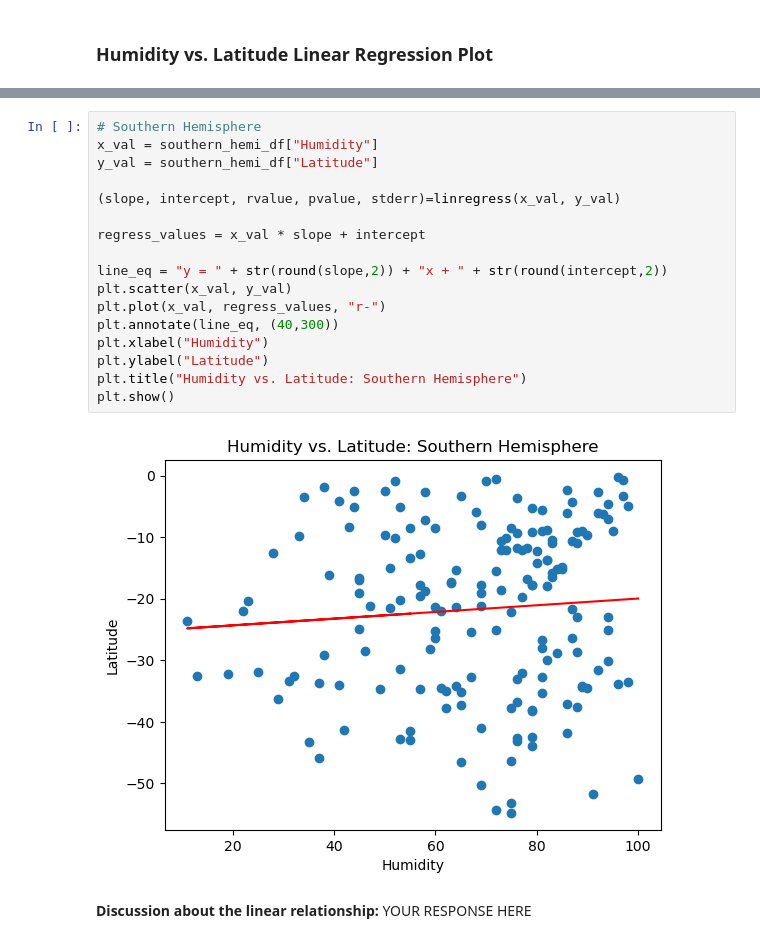
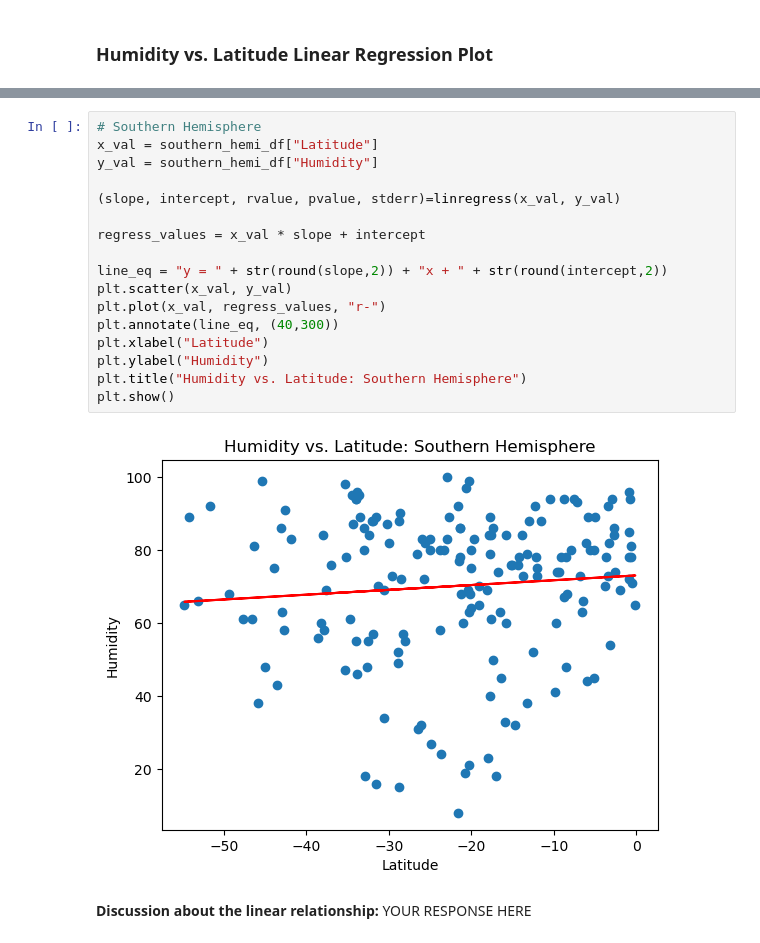
Before and after one commit to alanabianca/python-api-challenge, a Jupyter notebook: WeatherPy/WeatherPy.ipynb, the cells around one changed output, grey strips where cells are left out. Drawn from its saved outputs; the diff is of its cells as text.

```diff
--- a/WeatherPy/WeatherPy.ipynb
+++ b/WeatherPy/WeatherPy.ipynb
@@ -368,22 +360,22 @@ plt.show()
 # %%
 # Southern Hemisphere
-x_val = southern_hemi_df["Humidity"]
-y_val = southern_hemi_df["Latitude"]
+x_val = southern_hemi_df["Latitude"]
+y_val = southern_hemi_df["Humidity"]
 
 (slope, intercept, rvalue, pvalue, stderr)=linregress(x_val, y_val)
 
 regress_values = x_val * slope + intercept
 
 line_eq = "y = " + str(round(slope,2)) + "x + " + str(round(intercept,2))
 plt.scatter(x_val, y_val)
 plt.plot(x_val, regress_values, "r-")
 plt.annotate(line_eq, (40,300))
-plt.xlabel("Humidity")
-plt.ylabel("Latitude")
+plt.xlabel("Latitude")
+plt.ylabel("Humidity")
 plt.title("Humidity vs. Latitude: Southern Hemisphere")
 plt.show()
 # %% [output]
-[figure, old version]
+[figure, new version]
 # %% [markdown]
 **Discussion about the linear relationship:** YOUR RESPONSE HERE
 # %% [markdown]
```
Also changed, not shown: parts of 16 cells of this notebook, 5 other files.
